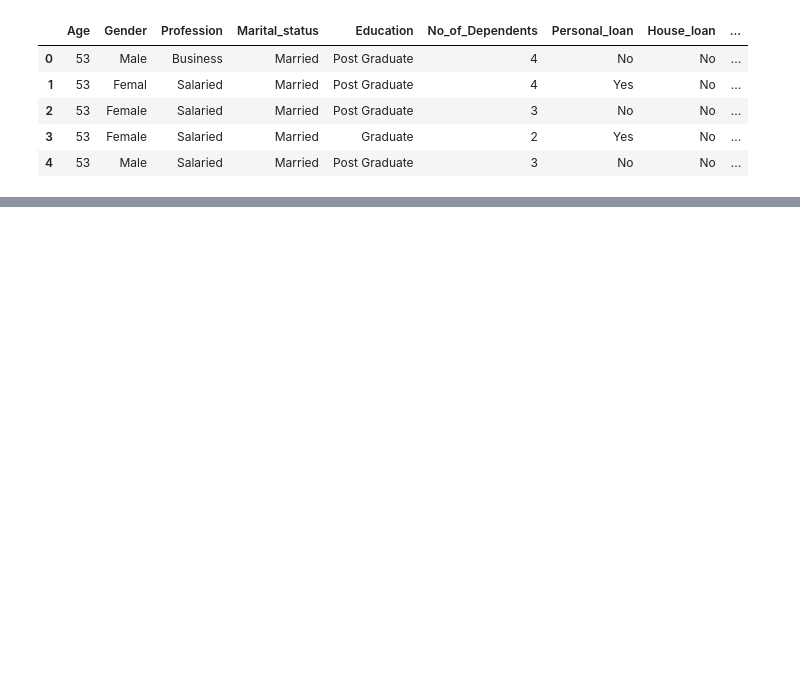
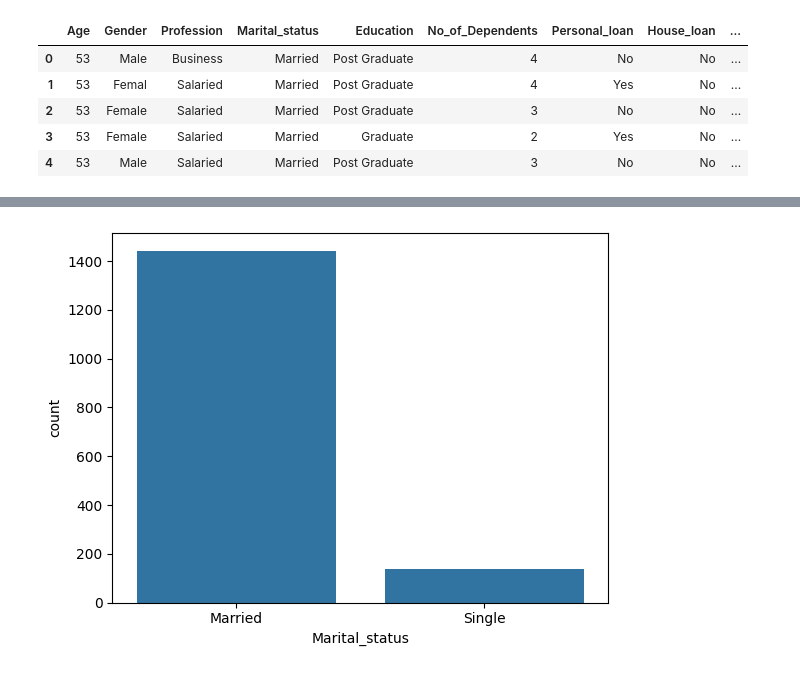
Before and after one commit to anirudhsardiwal/from-computer, a Jupyter notebook: from computer try.ipynb, the cells around one changed output, grey strips where cells are left out. Cells and saved outputs as stored; diff of their text form; code cells hidden in the pictures; blank space fills up the shorter version.

```diff
--- a/from computer try.ipynb
+++ b/from computer try.ipynb
@@ -26,2 +26,4 @@ sns.countplot(df, x=df['Profession']);
 # %%
-sns.coun
+sns.countplot(df, x=df['Marital_status']);
+# %% [output]
+[figure, added]
```
Also changed, not shown: parts of 3 cells of this notebook.
